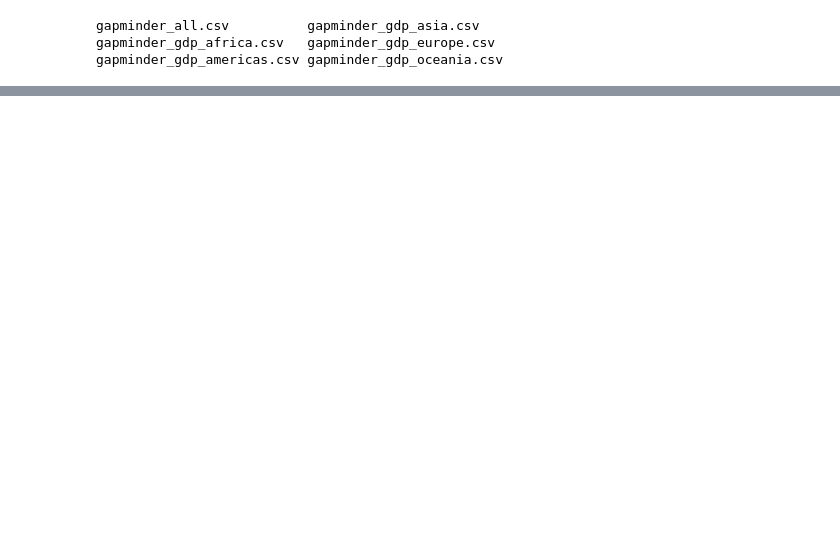
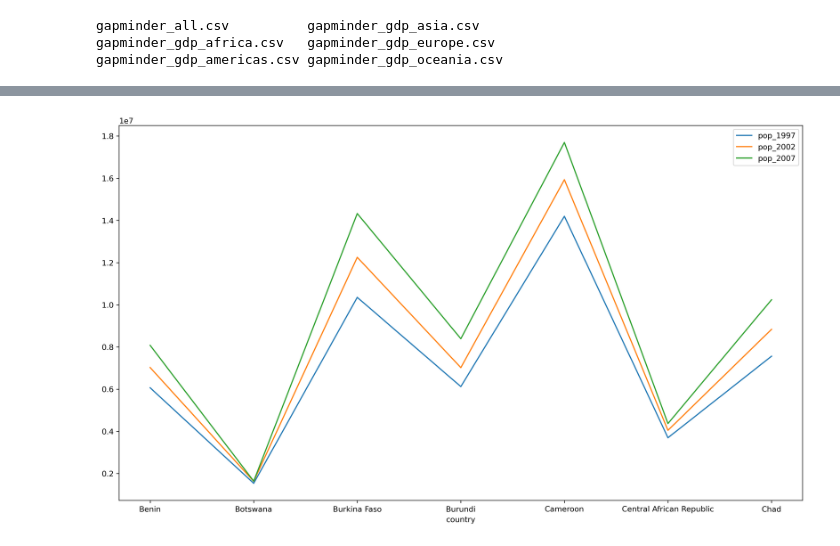
Before and after one commit to zdshaoteach/2022-03-28-upr-online, a Jupyter notebook: Building Programs with Python.ipynb, the cells around one changed output, grey strips where cells are left out. Saved outputs shown, nothing was run; the diff lists cells and outputs as text; code cells hidden in the pictures; blank space fills up the shorter version.

```diff
--- a/Building Programs with Python.ipynb
+++ b/Building Programs with Python.ipynb
@@ -423,0 +762,7 @@ gapminder_gdp_americas.csv gapminder_gdp_oceania.csv
+# %%
+# quick plot with pandas dataframe
+plot_data = selected.loc[:, 'pop_1997':'pop_2007']
+plot_data.plot()
+plt.show()
+# %% [output]
+[figure, added]
```
Also changed, not shown: parts of 40 cells of this notebook, 3 other files.
